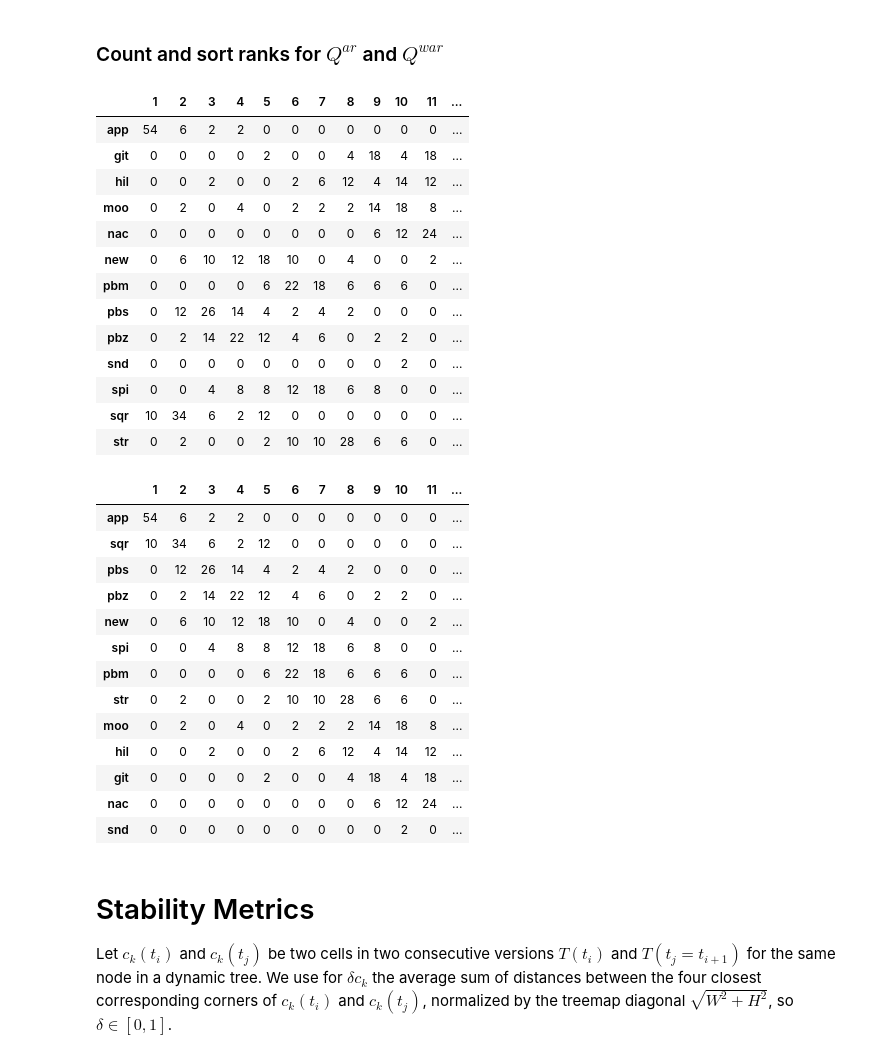
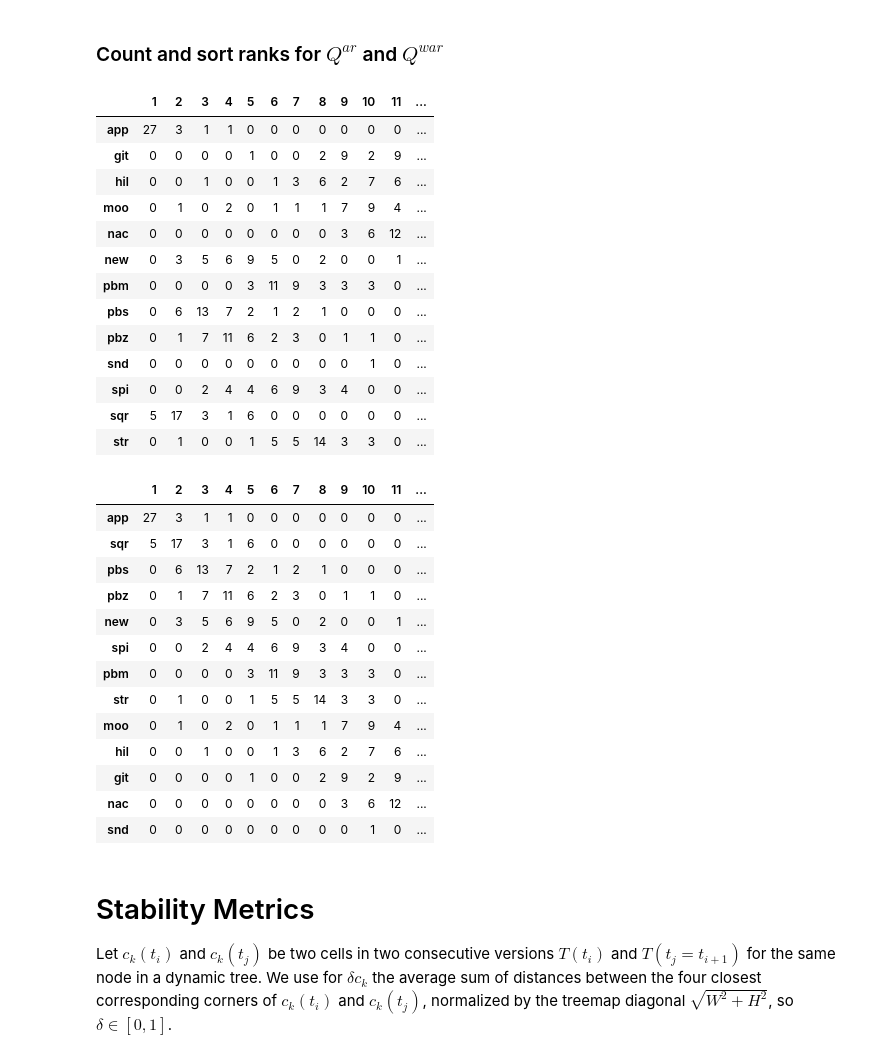
Before and after one commit to EduardoVernier/treemap-analysis, a Jupyter notebook: notebooks/RankTable.ipynb, the cells around one changed output. Drawn from its saved outputs; the diff is of its cells as text; code cells hidden in the pictures.

```diff
--- a/notebooks/RankTable.ipynb
+++ b/notebooks/RankTable.ipynb
@@ -70,32 +70,32 @@ ar_df
 # %%
 ar_rank_count = pd.DataFrame(0, columns=range(1, len(technique_list) + 1), index=technique_list)
 
 for column in ar_df:
     df = ar_df.sort_values(by=column, ascending=False)[column]
     for rank, tech in enumerate(df.index.values):
         ar_rank_count[rank + 1][tech] += 1
 
-for column in war_df:
-    df = ar_df.sort_values(by=column, ascending=False)[column]
-    for rank, tech in enumerate(df.index.values):
-        ar_rank_count[rank + 1][tech] += 1
+# for column in war_df:
+#     df = ar_df.sort_values(by=column, ascending=False)[column]
+#     for rank, tech in enumerate(df.index.values):
+#         ar_rank_count[rank + 1][tech] += 1
 
 ar_rank_count
 # %% [output]
 |  | 1 | 2 | 3 | 4 | 5 | 6 | 7 | 8 | 9 | 10 | 11 | ... |
-| app | 54 | 6 | 2 | 2 | 0 | 0 | 0 | 0 | 0 | 0 | 0 | ... |
-| git | 0 | 0 | 0 | 0 | 2 | 0 | 0 | 4 | 18 | 4 | 18 | ... |
-| hil | 0 | 0 | 2 | 0 | 0 | 2 | 6 | 12 | 4 | 14 | 12 | ... |
-| moo | 0 | 2 | 0 | 4 | 0 | 2 | 2 | 2 | 14 | 18 | 8 | ... |
-| nac | 0 | 0 | 0 | 0 | 0 | 0 | 0 | 0 | 6 | 12 | 24 | ... |
-| new | 0 | 6 | 10 | 12 | 18 | 10 | 0 | 4 | 0 | 0 | 2 | ... |
-| pbm | 0 | 0 | 0 | 0 | 6 | 22 | 18 | 6 | 6 | 6 | 0 | ... |
-| pbs | 0 | 12 | 26 | 14 | 4 | 2 | 4 | 2 | 0 | 0 | 0 | ... |
-| pbz | 0 | 2 | 14 | 22 | 12 | 4 | 6 | 0 | 2 | 2 | 0 | ... |
-| snd | 0 | 0 | 0 | 0 | 0 | 0 | 0 | 0 | 0 | 2 | 0 | ... |
-| spi | 0 | 0 | 4 | 8 | 8 | 12 | 18 | 6 | 8 | 0 | 0 | ... |
-| sqr | 10 | 34 | 6 | 2 | 12 | 0 | 0 | 0 | 0 | 0 | 0 | ... |
-| str | 0 | 2 | 0 | 0 | 2 | 10 | 10 | 28 | 6 | 6 | 0 | ... |
+| app | 27 | 3 | 1 | 1 | 0 | 0 | 0 | 0 | 0 | 0 | 0 | ... |
+| git | 0 | 0 | 0 | 0 | 1 | 0 | 0 | 2 | 9 | 2 | 9 | ... |
+| hil | 0 | 0 | 1 | 0 | 0 | 1 | 3 | 6 | 2 | 7 | 6 | ... |
+| moo | 0 | 1 | 0 | 2 | 0 | 1 | 1 | 1 | 7 | 9 | 4 | ... |
+| nac | 0 | 0 | 0 | 0 | 0 | 0 | 0 | 0 | 3 | 6 | 12 | ... |
+| new | 0 | 3 | 5 | 6 | 9 | 5 | 0 | 2 | 0 | 0 | 1 | ... |
+| pbm | 0 | 0 | 0 | 0 | 3 | 11 | 9 | 3 | 3 | 3 | 0 | ... |
+| pbs | 0 | 6 | 13 | 7 | 2 | 1 | 2 | 1 | 0 | 0 | 0 | ... |
+| pbz | 0 | 1 | 7 | 11 | 6 | 2 | 3 | 0 | 1 | 1 | 0 | ... |
+| snd | 0 | 0 | 0 | 0 | 0 | 0 | 0 | 0 | 0 | 1 | 0 | ... |
+| spi | 0 | 0 | 2 | 4 | 4 | 6 | 9 | 3 | 4 | 0 | 0 | ... |
+| sqr | 5 | 17 | 3 | 1 | 6 | 0 | 0 | 0 | 0 | 0 | 0 | ... |
+| str | 0 | 1 | 0 | 0 | 1 | 5 | 5 | 14 | 3 | 3 | 0 | ... |
 # %%
 def rank_row(row):
     value = 0
@@ -107,19 +107,19 @@ ar_rank_count['avg'] = ar_rank_count.apply(lambda row: rank_row(row.values), axi
 ar_rank_count.sort_values(by='avg', ascending=True)
 # %% [output]
 |  | 1 | 2 | 3 | 4 | 5 | 6 | 7 | 8 | 9 | 10 | 11 | ... |
-| app | 54 | 6 | 2 | 2 | 0 | 0 | 0 | 0 | 0 | 0 | 0 | ... |
-| sqr | 10 | 34 | 6 | 2 | 12 | 0 | 0 | 0 | 0 | 0 | 0 | ... |
-| pbs | 0 | 12 | 26 | 14 | 4 | 2 | 4 | 2 | 0 | 0 | 0 | ... |
-| pbz | 0 | 2 | 14 | 22 | 12 | 4 | 6 | 0 | 2 | 2 | 0 | ... |
-| new | 0 | 6 | 10 | 12 | 18 | 10 | 0 | 4 | 0 | 0 | 2 | ... |
-| spi | 0 | 0 | 4 | 8 | 8 | 12 | 18 | 6 | 8 | 0 | 0 | ... |
-| pbm | 0 | 0 | 0 | 0 | 6 | 22 | 18 | 6 | 6 | 6 | 0 | ... |
-| str | 0 | 2 | 0 | 0 | 2 | 10 | 10 | 28 | 6 | 6 | 0 | ... |
-| moo | 0 | 2 | 0 | 4 | 0 | 2 | 2 | 2 | 14 | 18 | 8 | ... |
-| hil | 0 | 0 | 2 | 0 | 0 | 2 | 6 | 12 | 4 | 14 | 12 | ... |
-| git | 0 | 0 | 0 | 0 | 2 | 0 | 0 | 4 | 18 | 4 | 18 | ... |
-| nac | 0 | 0 | 0 | 0 | 0 | 0 | 0 | 0 | 6 | 12 | 24 | ... |
-| snd | 0 | 0 | 0 | 0 | 0 | 0 | 0 | 0 | 0 | 2 | 0 | ... |
+| app | 27 | 3 | 1 | 1 | 0 | 0 | 0 | 0 | 0 | 0 | 0 | ... |
+| sqr | 5 | 17 | 3 | 1 | 6 | 0 | 0 | 0 | 0 | 0 | 0 | ... |
+| pbs | 0 | 6 | 13 | 7 | 2 | 1 | 2 | 1 | 0 | 0 | 0 | ... |
+| pbz | 0 | 1 | 7 | 11 | 6 | 2 | 3 | 0 | 1 | 1 | 0 | ... |
+| new | 0 | 3 | 5 | 6 | 9 | 5 | 0 | 2 | 0 | 0 | 1 | ... |
+| spi | 0 | 0 | 2 | 4 | 4 | 6 | 9 | 3 | 4 | 0 | 0 | ... |
+| pbm | 0 | 0 | 0 | 0 | 3 | 11 | 9 | 3 | 3 | 3 | 0 | ... |
+| str | 0 | 1 | 0 | 0 | 1 | 5 | 5 | 14 | 3 | 3 | 0 | ... |
+| moo | 0 | 1 | 0 | 2 | 0 | 1 | 1 | 1 | 7 | 9 | 4 | ... |
+| hil | 0 | 0 | 1 | 0 | 0 | 1 | 3 | 6 | 2 | 7 | 6 | ... |
+| git | 0 | 0 | 0 | 0 | 1 | 0 | 0 | 2 | 9 | 2 | 9 | ... |
+| nac | 0 | 0 | 0 | 0 | 0 | 0 | 0 | 0 | 3 | 6 | 12 | ... |
+| snd | 0 | 0 | 0 | 0 | 0 | 0 | 0 | 0 | 0 | 1 | 0 | ... |
 # %% [markdown]
 # Stability Metrics
 
```
Also changed, not shown: parts of 18 cells of this notebook, 2 other files.
